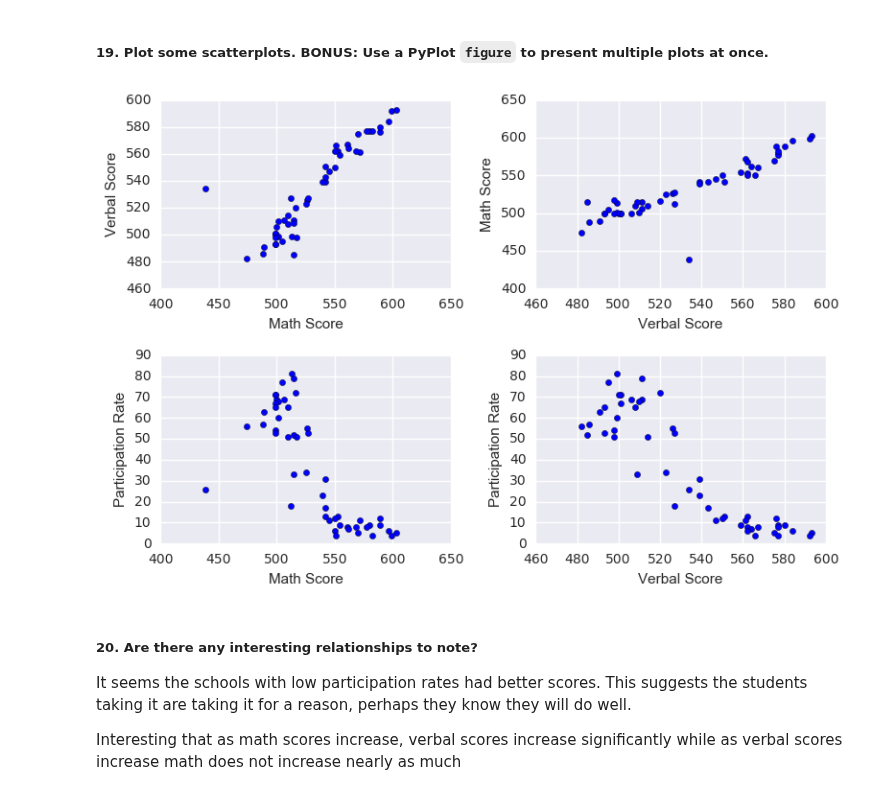
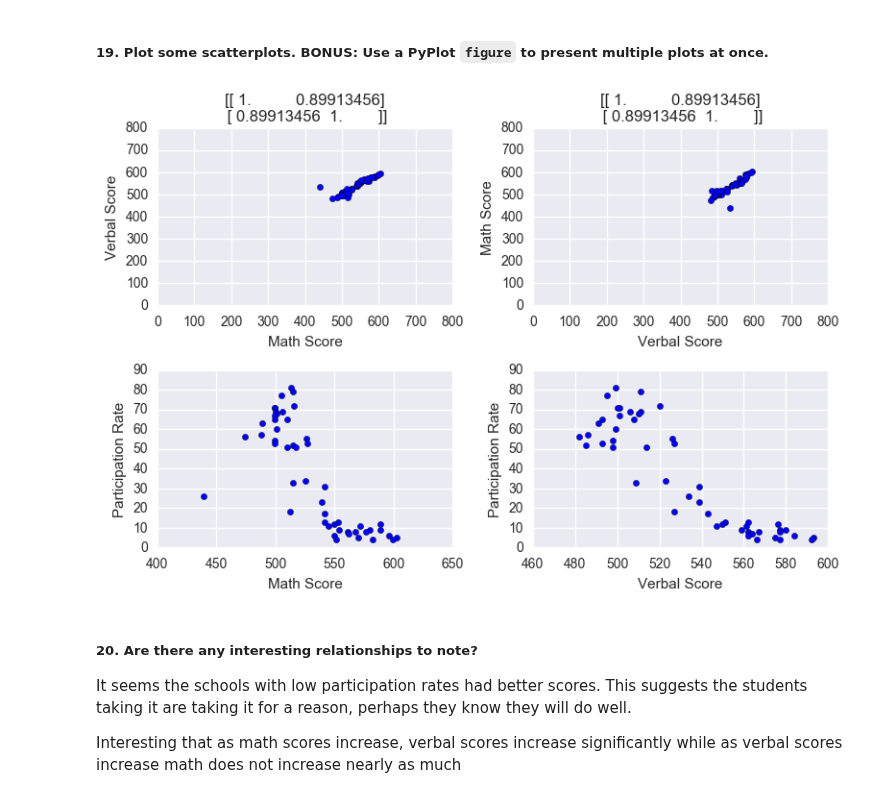
Before and after one commit to mohsseha/DSI-BOS-students, a Jupyter notebook: wedelljd/projects/project_1-JW.ipynb, the cells around one changed output. Cells and saved outputs as stored; diff of their text form; code cells hidden in the pictures.

```diff
--- a/wedelljd/projects/project_1-JW.ipynb
+++ b/wedelljd/projects/project_1-JW.ipynb
@@ -191,30 +212,36 @@ plt.show()
 # %%
 fig = plt.figure()#figsize=(24,24))
 #add subplots to 2x2 grid:
 ax1 = fig.add_subplot(221)
 ax2 = fig.add_subplot(222)
 ax3 = fig.add_subplot(223)
 ax4 = fig.add_subplot(224)
 
 #plot scatters for each axis:
 ax1.scatter(numeric_dict["Math"], numeric_dict["Verbal"])
 ax1.set_xlabel("Math Score")
 ax1.set_ylabel("Verbal Score")
+ax1.set_xlim([0,800])
+ax1.set_ylim([0,800])
+ax1.set_title(np.corrcoef(numeric_dict["Math"], numeric_dict["Verbal"]))
 
 ax2.scatter(numeric_dict["Verbal"], numeric_dict["Math"])
 ax2.set_xlabel("Verbal Score")
 ax2.set_ylabel("Math Score")
+ax2.set_xlim([0,800])
+ax2.set_ylim([0,800])
+ax2.set_title(np.corrcoef(numeric_dict["Verbal"], numeric_dict["Math"]))
 
 ax3.scatter(numeric_dict["Math"], numeric_dict["Rate"])
 ax3.set_xlabel("Math Score")
 ax3.set_ylabel("Participation Rate")
 ax4.scatter(numeric_dict["Verbal"], numeric_dict["Rate"])
 ax4.set_xlabel("Verbal Score")
 ax4.set_ylabel("Participation Rate")
 fig.tight_layout()
 plt.show()
 # %% [output]
-[figure, old version]
+[figure, new version]
 # %% [markdown]
 ##### 20. Are there any interesting relationships to note?
 
```
Also changed, not shown: parts of 7 cells of this notebook.
